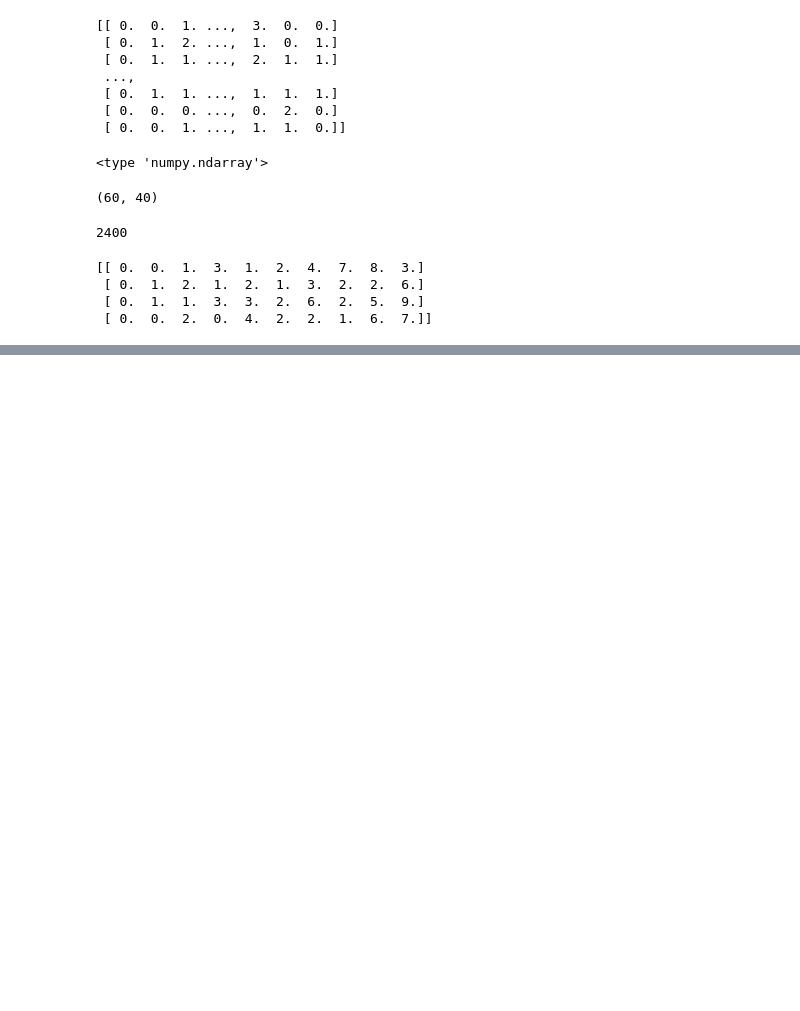
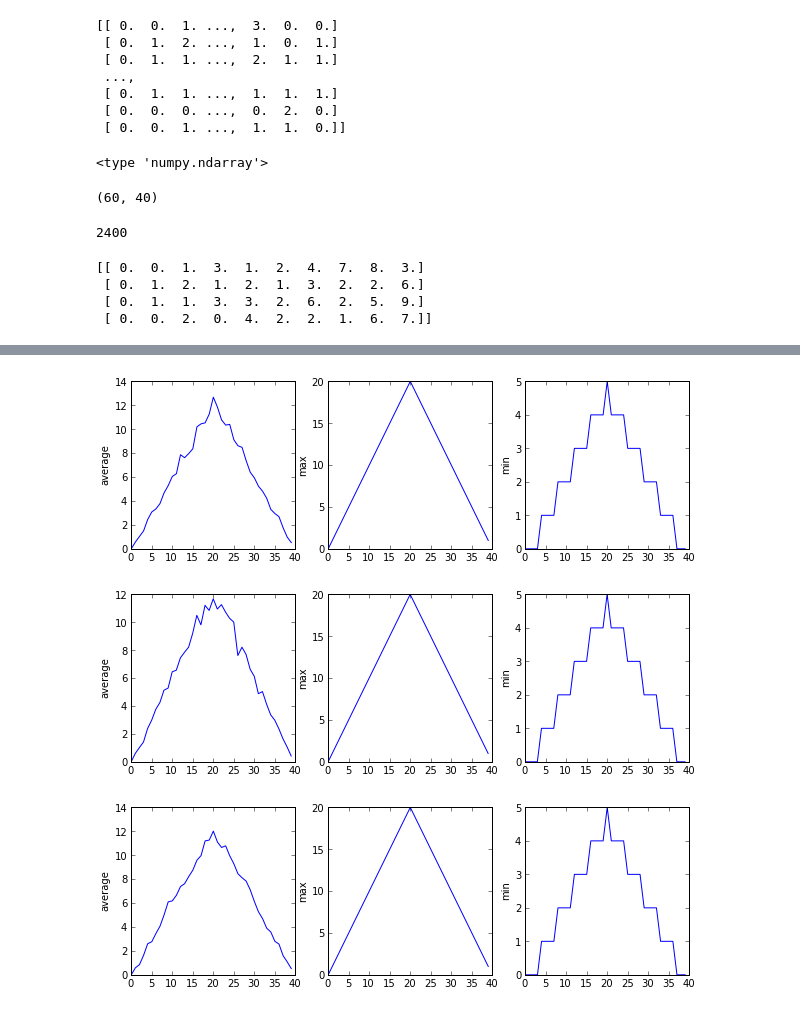
Before and after one commit to akashdhruv/Computational_Cauldron, a Jupyter notebook: Software_Carpentry/data/Untitled1.ipynb, the cells around one changed output, grey strips where cells are left out. Drawn from its saved outputs; the diff is of its cells as text; code cells hidden in the pictures; blank space fills up the shorter version.

```diff
--- a/Software_Carpentry/data/Untitled1.ipynb
+++ b/Software_Carpentry/data/Untitled1.ipynb
@@ -77,0 +92,29 @@ ERROR: Line magic function `%matplotlib` not found.
+# %%
+import glob
+filenames = glob.glob("inflammation*.csv")[0:3]
+#filenames = filenames[0:3]
+
+for f in filenames:
+
+    data = numpy.loadtxt(fname=f,delimiter=",")
+
+    fig = plt.figure(figsize=(10.0,3.0))
+
+    axes1 = fig.add_subplot(1, 3, 1)
+    axes2 = fig.add_subplot(1, 3, 2)
+    axes3 = fig.add_subplot(1, 3, 3)
+
+    axes1.set_ylabel("average")
+    axes1.plot(data.mean(axis=0))
+
+    axes2.set_ylabel("max")
+    axes2.plot(data.max(axis=0))
+
+    axes3.set_ylabel("min")
+    axes3.plot(data.min(axis=0))
+
+    plt.show()
+# %% [output]
+[figure, added]
+[figure, added]
+[figure, added]
```
Also changed, not shown: parts of 5 cells of this notebook.
